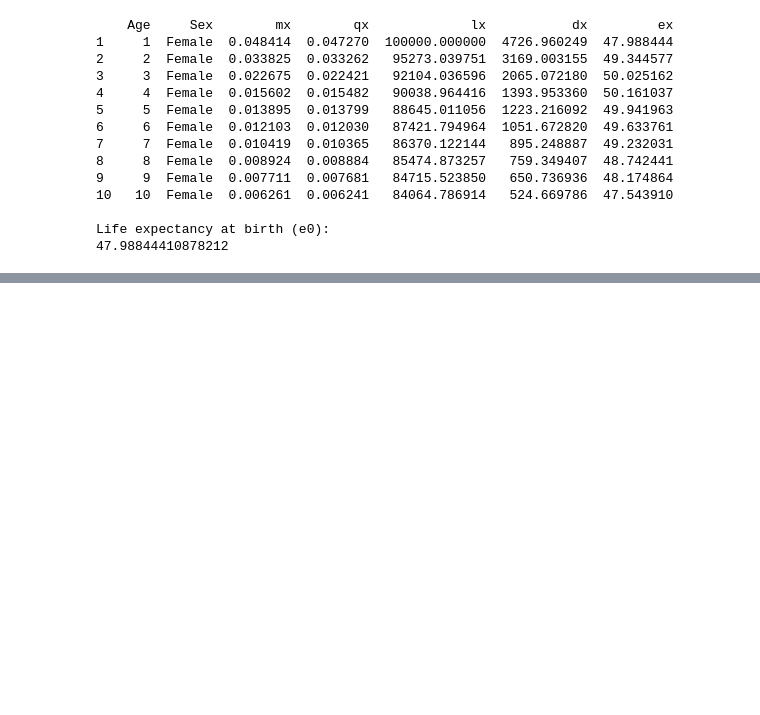
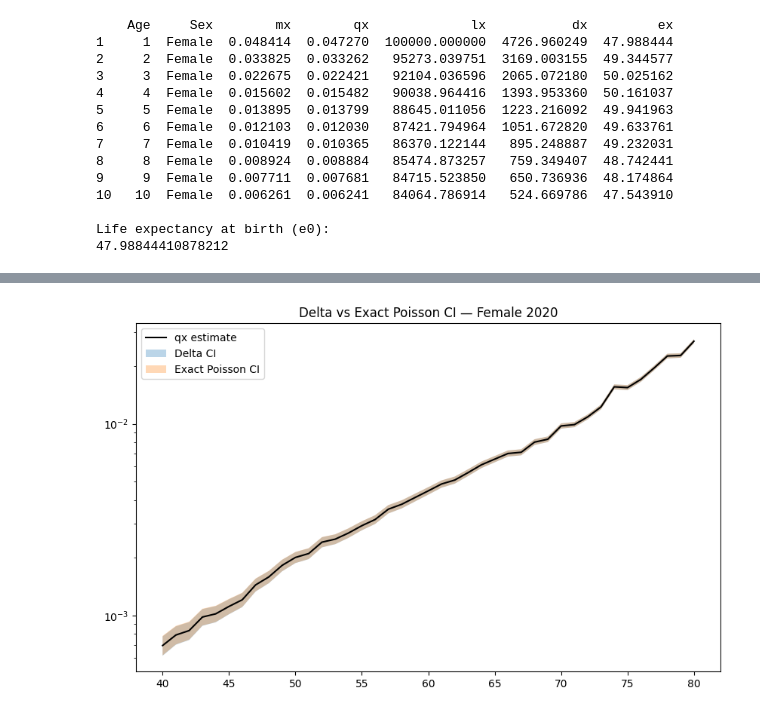
Before and after one commit to jihaneak/Mortality-Project, a Jupyter notebook: notebooks/01_poisson_lifetable.ipynb, the cells around one changed output, grey strips where cells are left out. Cells and saved outputs as stored; diff of their text form; code cells hidden in the pictures; blank space fills up the shorter version.

Commit message:
Verified mortality methodology with comparison of Exact and Delta CIs

```diff
--- a/notebooks/01_poisson_lifetable.ipynb
+++ b/notebooks/01_poisson_lifetable.ipynb
@@ -81,3 +131,16 @@ print(df[df.Age == 1]['ex'].iloc[0])
 
 Life expectancy at birth (e0):
 47.98844410878212
+# %%
+# 1. Load data
+df = load_data("../data/france_deaths_clean.csv", "../data/france_population_clean.csv")
+
+# 2. Estimate mx (creates mx, mx_lower, mx_upper)
+df = poisson_mx(df)
+
+# 3. Transform to qx (creates qx, qx_lower, qx_upper)
+df = mx_to_qx_delta(df)
+
+# 4. Now filter and view
+subset = df[(df["Year"] == 2020) & (df["Sex"] == "Female")]
+print(subset[["Age", "mx", "qx", "qx_lower", "qx_upper"]].head(10))
@@ -83,0 +159,44 @@ Life expectancy at birth (e0):
+# %%
+import matplotlib.pyplot as plt
+
+df = poisson_mx_exact_ci(df)
+df = mx_to_qx_delta(df)
+
+def mx_to_qx(mx, ax=0.5):
+
+    return mx / (1 + (1 - ax) * mx)
+
+df["qx_lower_exact"] = mx_to_qx(df["mx_lower_exact"])
+df["qx_upper_exact"] = mx_to_qx(df["mx_upper_exact"])
+
+sub = df[
+    (df["Year"] == 2020) &
+    (df["Sex"] == "Female") &
+    (df["Age"].between(40, 80))
+]
+
+plt.figure(figsize=(10,6))
+plt.plot(sub["Age"], sub["qx"], label="qx estimate", color="black")
+
+plt.fill_between(
+    sub["Age"],
+    sub["qx_lower"],
+    sub["qx_upper"],
+    alpha=0.3,
+    label="Delta CI"
+)
+
+plt.fill_between(
+    sub["Age"],
+    sub["qx_lower_exact"],
+    sub["qx_upper_exact"],
+    alpha=0.3,
+    label="Exact Poisson CI"
+)
+
+plt.yscale("log")
+plt.legend()
+plt.title("Delta vs Exact Poisson CI — Female 2020")
+plt.show()
+# %% [output]
+[figure, added]
```
Also changed, not shown: parts of 5 cells of this notebook, 1 other file.
